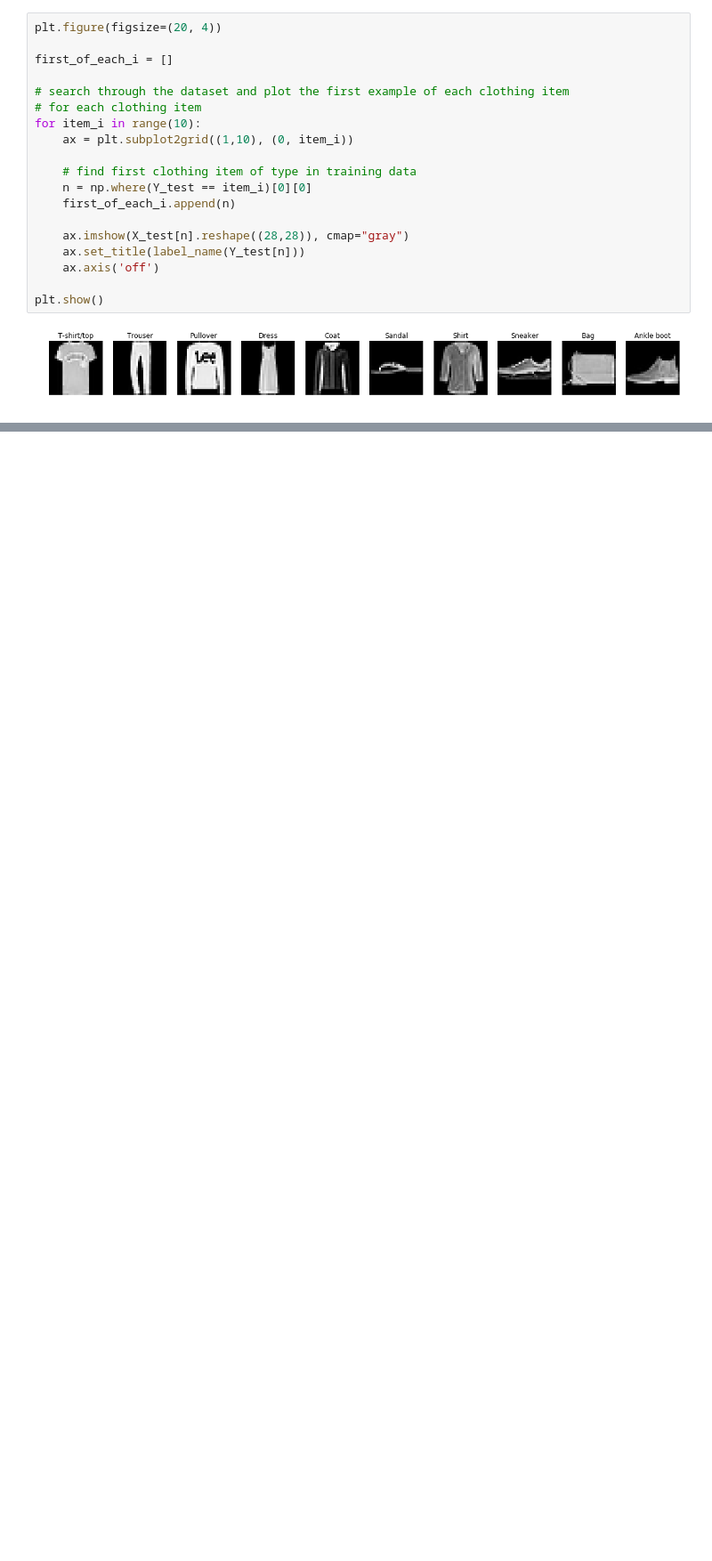
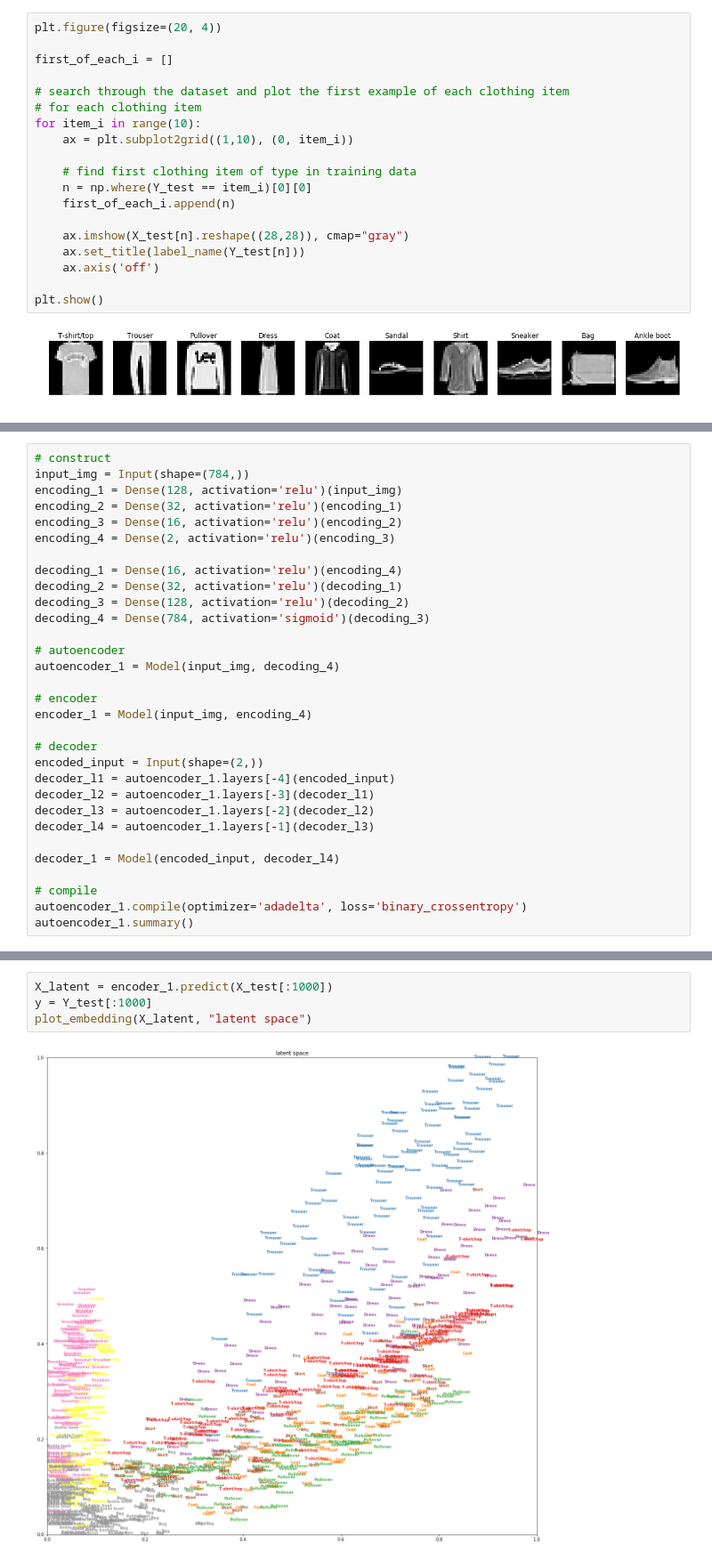
Before and after one commit to Jacob-Lang/Autoencoders-and-tSNE, a Jupyter notebook: Autoencoders and tSNE.ipynb, the cells around one changed output, grey strips where cells are left out. Shown at 89% size. Saved outputs shown, nothing was run; the diff lists cells and outputs as text; blank space fills up the shorter version.

```diff
--- a/Autoencoders and tSNE.ipynb
+++ b/Autoencoders and tSNE.ipynb
@@ -74,0 +84,31 @@ First let's build a very simple autoencoder. We will use a single fully-connecte
+# %%
+# construct
+input_img = Input(shape=(784,))
+encoding_1 = Dense(128, activation='relu')(input_img)
+encoding_2 = Dense(32, activation='relu')(encoding_1)
+encoding_3 = Dense(16, activation='relu')(encoding_2)
+encoding_4 = Dense(2, activation='relu')(encoding_3)
+
+decoding_1 = Dense(16, activation='relu')(encoding_4)
+decoding_2 = Dense(32, activation='relu')(decoding_1)
+decoding_3 = Dense(128, activation='relu')(decoding_2)
+decoding_4 = Dense(784, activation='sigmoid')(decoding_3)
+
+# autoencoder
+autoencoder_1 = Model(input_img, decoding_4)
+
+# encoder
+encoder_1 = Model(input_img, encoding_4)
+
+# decoder
+encoded_input = Input(shape=(2,))
+decoder_l1 = autoencoder_1.layers[-4](encoded_input)
+decoder_l2 = autoencoder_1.layers[-3](decoder_l1)
+decoder_l3 = autoencoder_1.layers[-2](decoder_l2)
+decoder_l4 = autoencoder_1.layers[-1](decoder_l3)
+
+decoder_1 = Model(encoded_input, decoder_l4)
+
+# compile
+autoencoder_1.compile(optimizer='adadelta', loss='binary_crossentropy')
+autoencoder_1.summary()
@@ -74,0 +180,6 @@ First let's build a very simple autoencoder. We will use a single fully-connecte
+# %%
+X_latent = encoder_1.predict(X_test[:1000])
+y = Y_test[:1000]
+plot_embedding(X_latent, "latent space")
+# %% [output]
+[figure, added]
```
Also changed, not shown: parts of 35 cells of this notebook.
